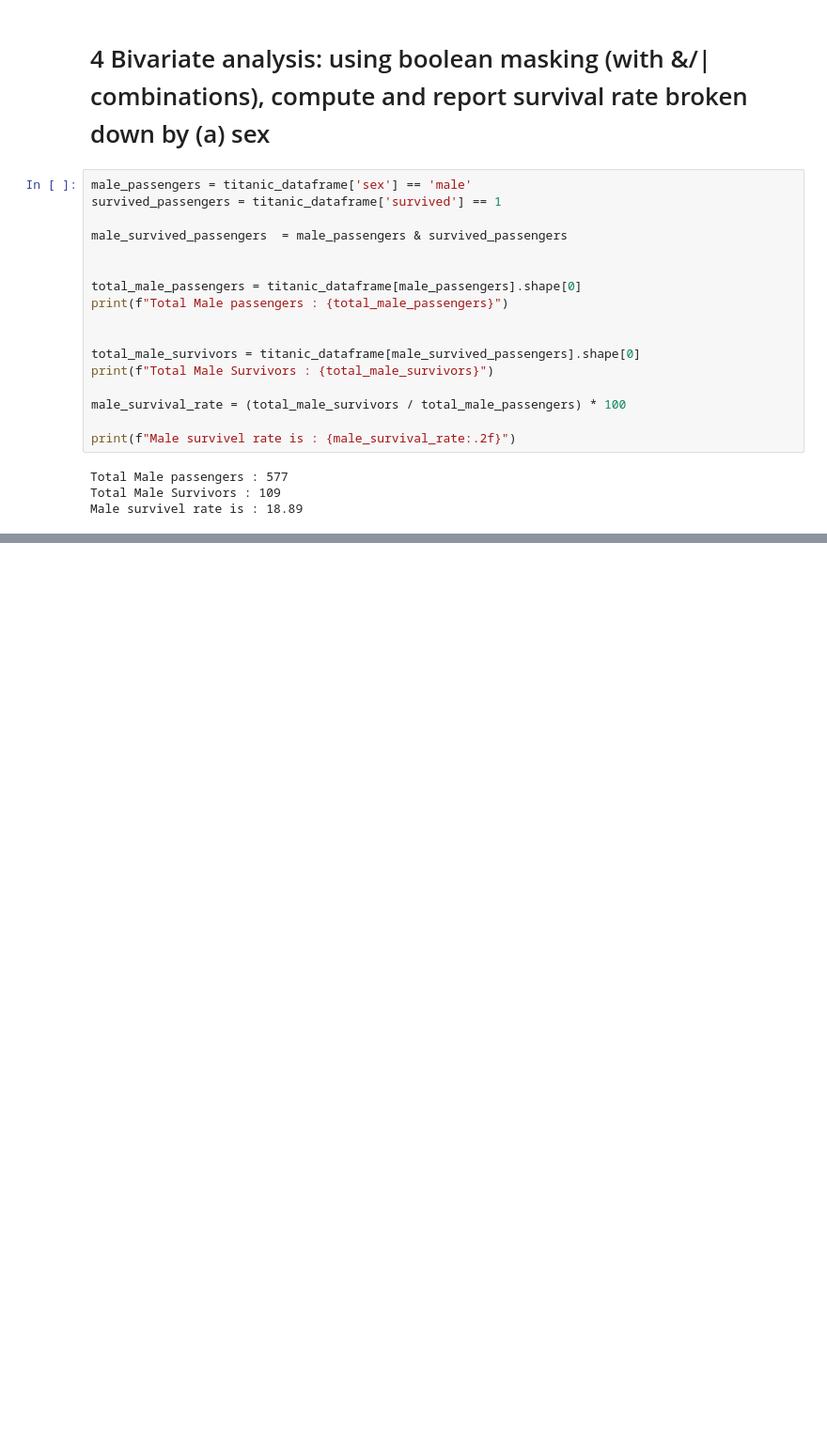
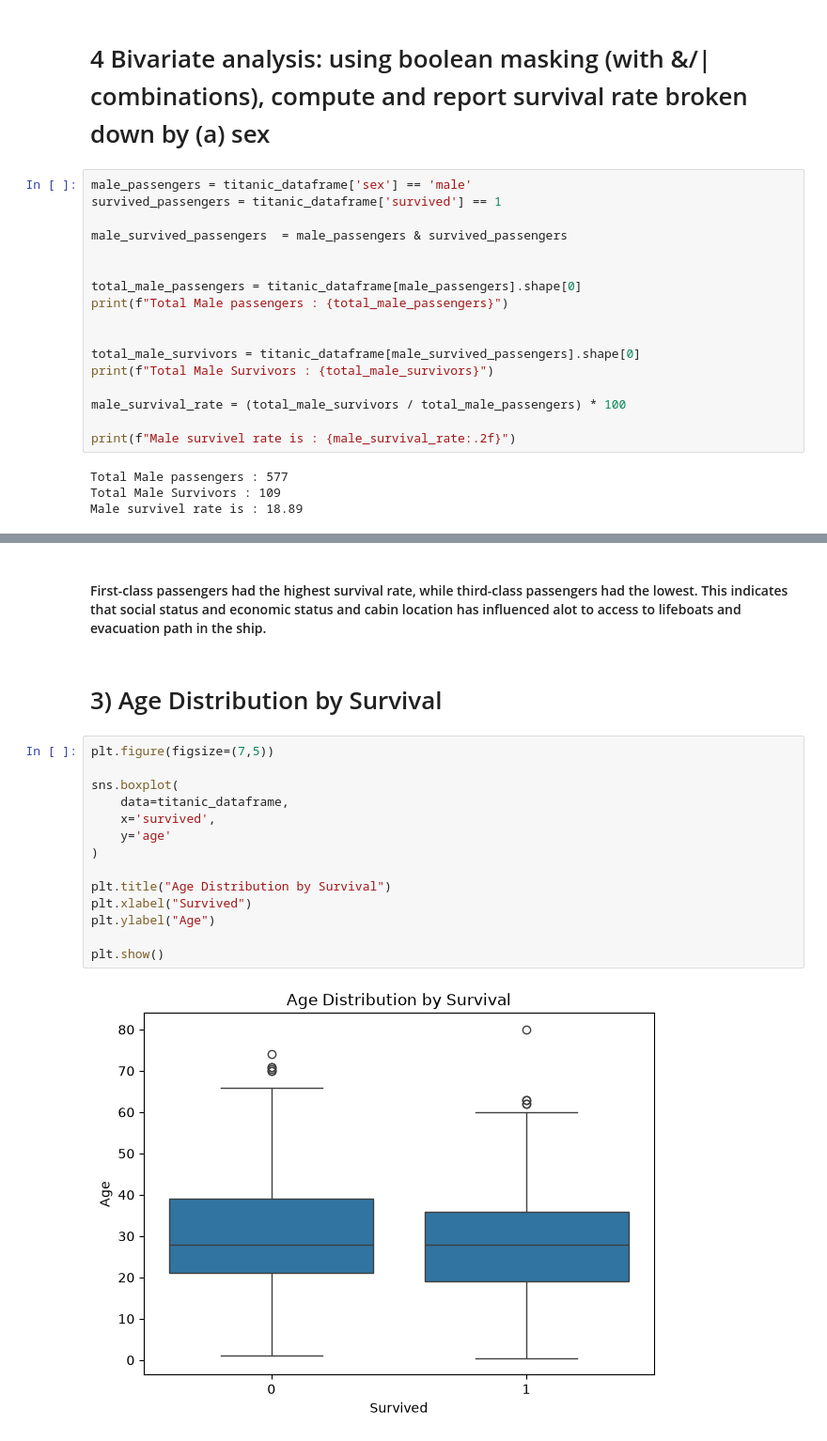
Before and after one commit to pponali/masai-capstone-project, a Jupyter notebook: analytics/01_eda.ipynb, the cells around one changed output, grey strips where cells are left out. Shown at 94% size. Cells and saved outputs as stored; diff of their text form; blank space fills up the shorter version.

```diff
--- a/analytics/01_eda.ipynb
+++ b/analytics/01_eda.ipynb
@@ -360,0 +530,20 @@ Male survivel rate is : 18.89
+# %% [markdown]
+#### First-class passengers had the highest survival rate, while third-class passengers had the lowest. This indicates that social status and economic status and cabin location has influenced alot to access to lifeboats and evacuation path in the ship.
+# %% [markdown]
+# 3) Age Distribution by Survival
+# %%
+plt.figure(figsize=(7,5))
+
+sns.boxplot(
+    data=titanic_dataframe,
+    x='survived',
+    y='age'
+)
+
+plt.title("Age Distribution by Survival")
+plt.xlabel("Survived")
+plt.ylabel("Age")
+
+plt.show()
+# %% [output]
+[figure, added]
```
Also changed, not shown: parts of 34 cells of this notebook.
